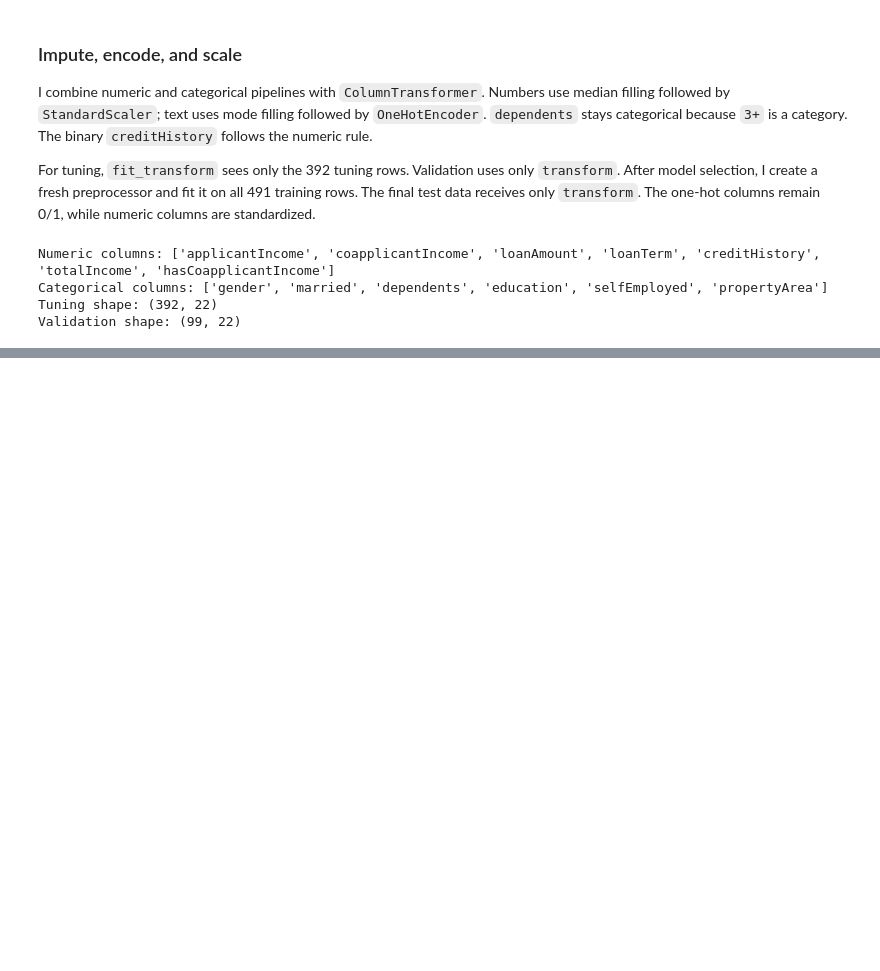
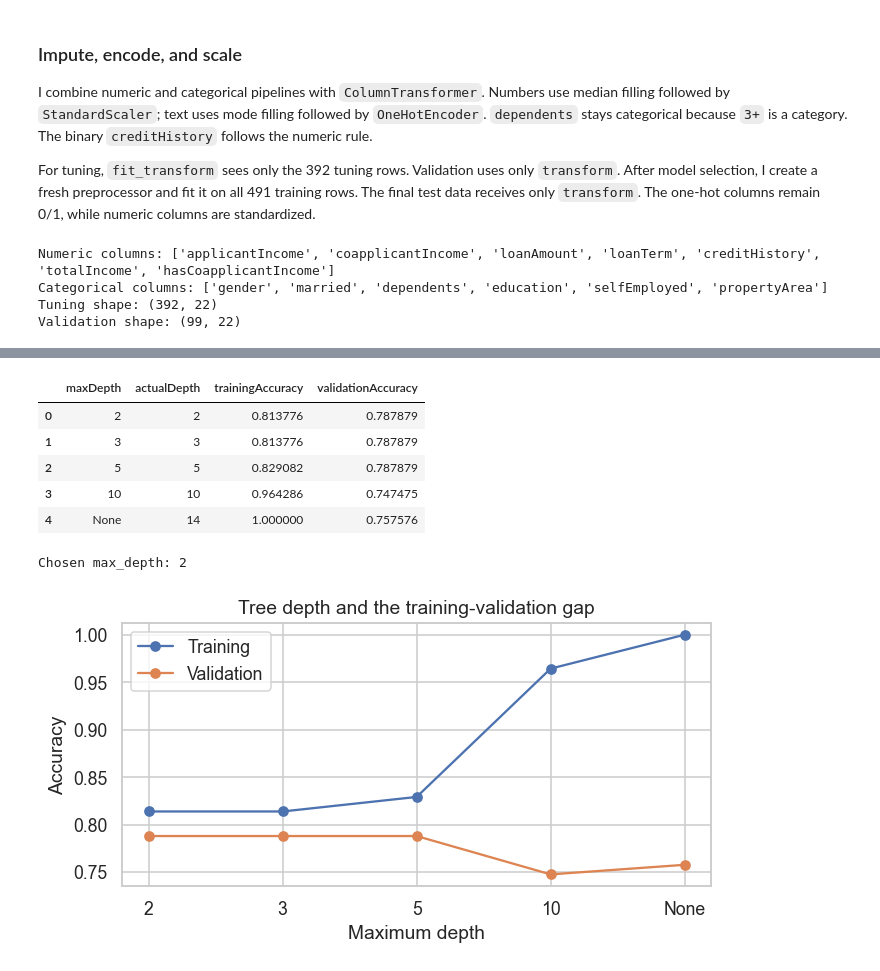
Before and after one commit to fayzliaqat/week3-supervised-models, a Jupyter notebook: week3_supervised_models.ipynb, the cells around one changed output, grey strips where cells are left out. Saved outputs shown, nothing was run; the diff lists cells and outputs as text; code cells hidden in the pictures; blank space fills up the shorter version.

```diff
--- a/week3_supervised_models.ipynb
+++ b/week3_supervised_models.ipynb
@@ -241,0 +303,43 @@ Validation shape: (99, 22)
+# %%
+depthValues = [2, 3, 5, 10, None]
+treeResults = []
+for depthValue in depthValues:
+    treeCandidate = DecisionTreeClassifier(max_depth=depthValue, random_state=42)
+    treeCandidate.fit(scaledTuningInputs, tuningTarget)
+    treeResults.append({
+        "maxDepth": str(depthValue),
+        "actualDepth": treeCandidate.get_depth(),
+        "trainingAccuracy": accuracy_score(
+            tuningTarget, treeCandidate.predict(scaledTuningInputs)
+        ),
+        "validationAccuracy": accuracy_score(
+            validationTarget, treeCandidate.predict(scaledValidationInputs)
+        )
+    })
+treeResults = pd.DataFrame(treeResults)
+bestDepthIndex = treeResults["validationAccuracy"].idxmax()
+bestDepth = depthValues[bestDepthIndex]
+display(treeResults)
+print("Chosen max_depth:", bestDepth)
+treeResults.to_csv(outputDir / "tree_tuning.csv", index=False)
+
+plt.figure(figsize=(6.4, 3.5))
+plt.plot(treeResults["maxDepth"], treeResults["trainingAccuracy"], marker="o", label="Training")
+plt.plot(treeResults["maxDepth"], treeResults["validationAccuracy"], marker="o", label="Validation")
+plt.title("Tree depth and the training-validation gap")
+plt.xlabel("Maximum depth")
+plt.ylabel("Accuracy")
+plt.legend()
+plt.tight_layout()
+plt.savefig(outputDir / "tree_depth_accuracy.png", dpi=180)
+plt.show()
+plt.close()
+# %% [output]
+|  | maxDepth | actualDepth | trainingAccuracy | validationAccuracy |
+| 0 | 2 | 2 | 0.813776 | 0.787879 |
+| 1 | 3 | 3 | 0.813776 | 0.787879 |
+| 2 | 5 | 5 | 0.829082 | 0.787879 |
+| 3 | 10 | 10 | 0.964286 | 0.747475 |
+| 4 | None | 14 | 1.000000 | 0.757576 |
+Chosen max_depth: 2
+[figure, added]
```
Also changed, not shown: parts of 5 cells of this notebook, 5 other files.
